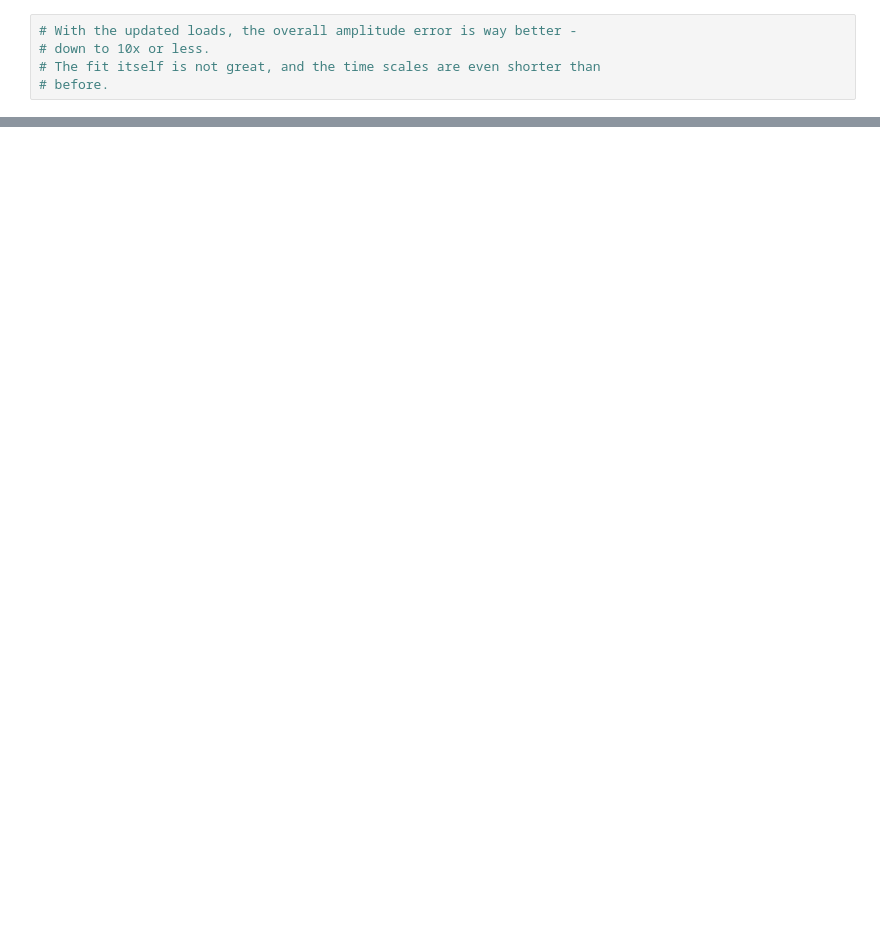
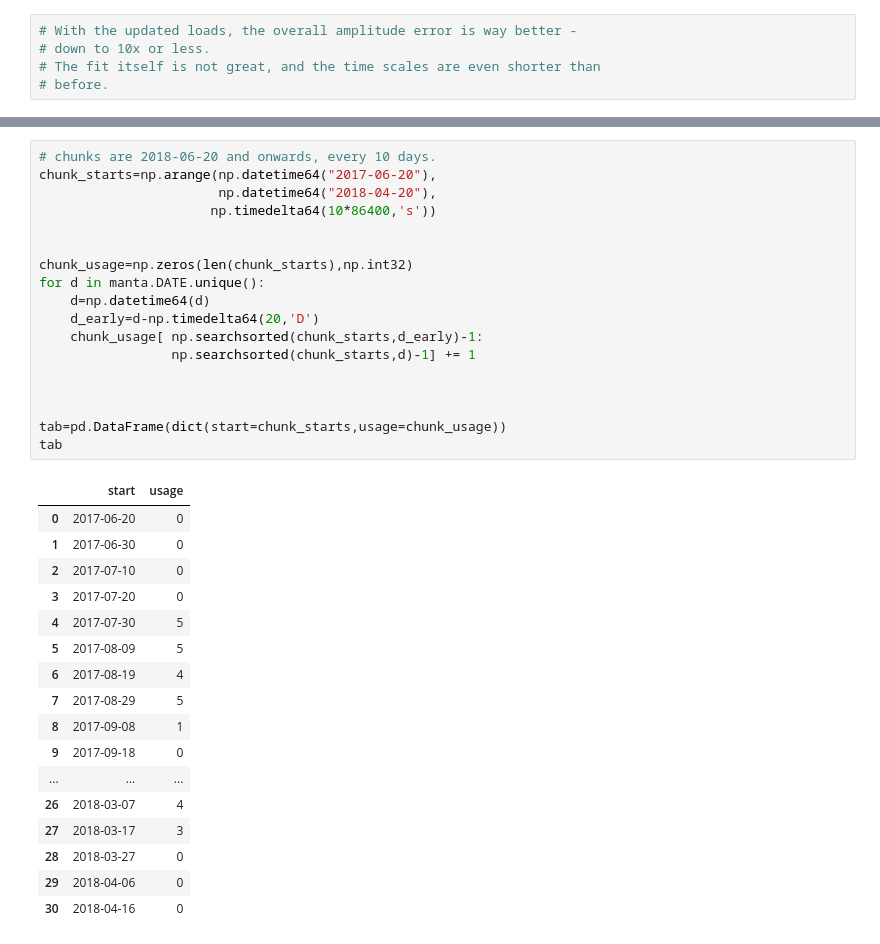
Before and after one commit to rustychris/microplastic_sfbay, a Jupyter notebook: postprocess/manta_compare_v04.ipynb, the cells around one changed output, grey strips where cells are left out. Drawn from its saved outputs; the diff is of its cells as text; blank space fills up the shorter version.

```diff
--- a/postprocess/manta_compare_v04.ipynb
+++ b/postprocess/manta_compare_v04.ipynb
@@ -1071,0 +1129,36 @@ Tau: 7.5
+# %%
+# chunks are 2018-06-20 and onwards, every 10 days.
+chunk_starts=np.arange(np.datetime64("2017-06-20"),
+                       np.datetime64("2018-04-20"),
+                      np.timedelta64(10*86400,'s'))
+
+
+chunk_usage=np.zeros(len(chunk_starts),np.int32)
+for d in manta.DATE.unique():
+    d=np.datetime64(d)
+    d_early=d-np.timedelta64(20,'D')
+    chunk_usage[ np.searchsorted(chunk_starts,d_early)-1:
+                 np.searchsorted(chunk_starts,d)-1] += 1
+
+
+
+tab=pd.DataFrame(dict(start=chunk_starts,usage=chunk_usage))
+tab
+# %% [output]
+|  | start | usage |
+| 0 | 2017-06-20 | 0 |
+| 1 | 2017-06-30 | 0 |
+| 2 | 2017-07-10 | 0 |
+| 3 | 2017-07-20 | 0 |
+| 4 | 2017-07-30 | 5 |
+| 5 | 2017-08-09 | 5 |
+| 6 | 2017-08-19 | 4 |
+| 7 | 2017-08-29 | 5 |
+| 8 | 2017-09-08 | 1 |
+| 9 | 2017-09-18 | 0 |
+| ... | ... | ... |
+| 26 | 2018-03-07 | 4 |
+| 27 | 2018-03-17 | 3 |
+| 28 | 2018-03-27 | 0 |
+| 29 | 2018-04-06 | 0 |
+| 30 | 2018-04-16 | 0 |
```
Also changed, not shown: parts of 48 cells of this notebook, 7 other files.
